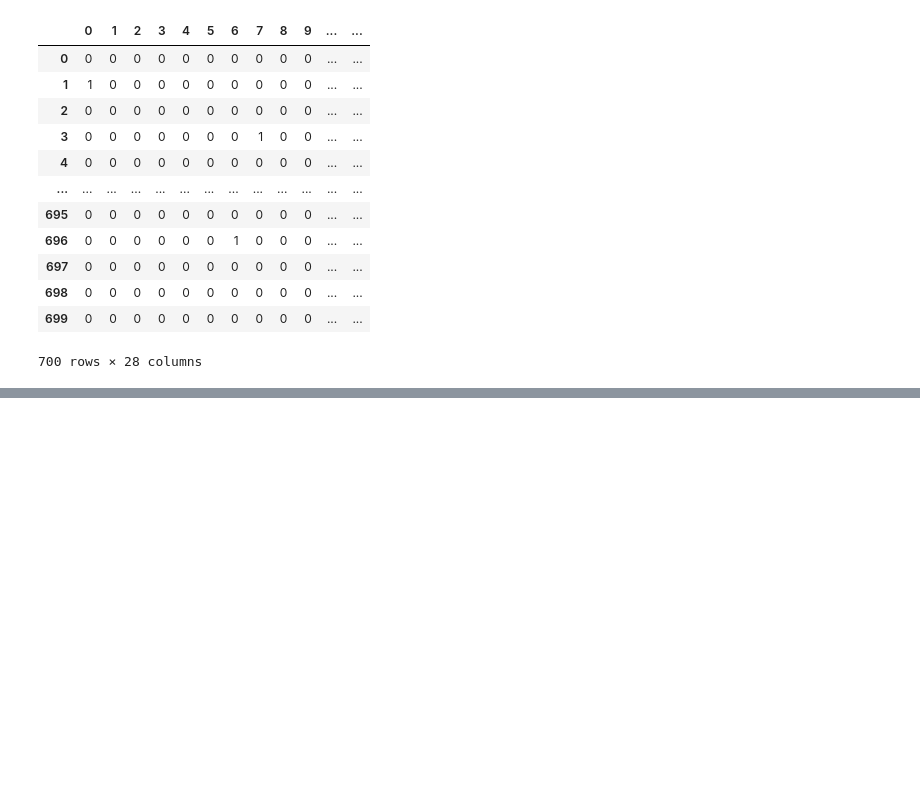
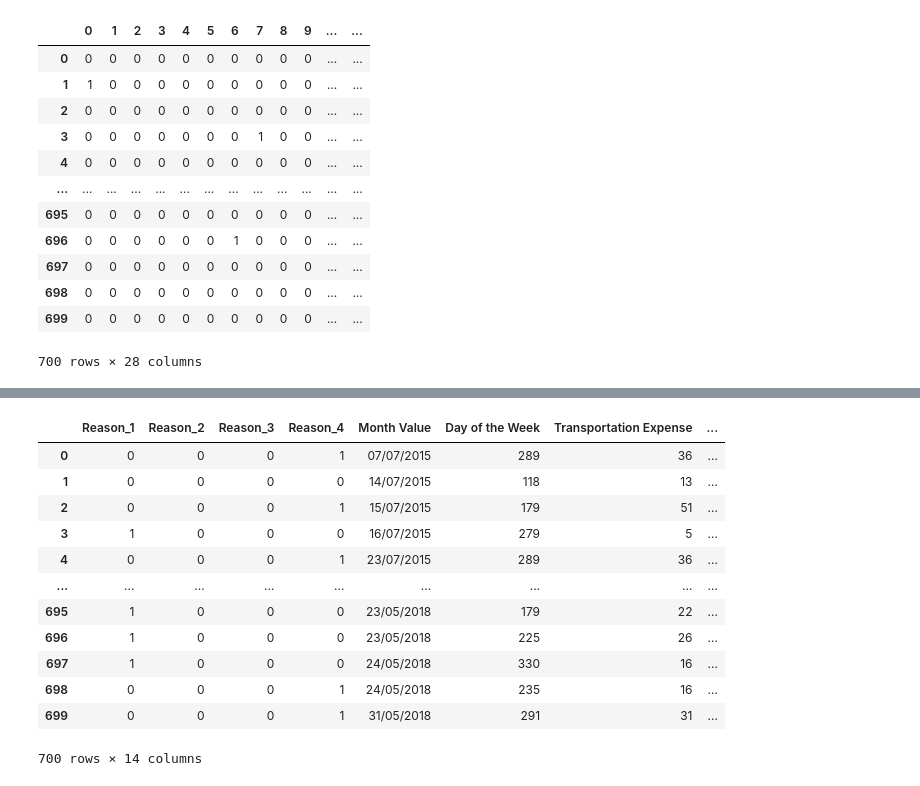
Before and after one commit to aldonaspirz/Udemy_DS_1, a Jupyter notebook: Case study/Absent.ipynb, the cells around one changed output, grey strips where cells are left out. Saved outputs shown, nothing was run; the diff lists cells and outputs as text; code cells hidden in the pictures; blank space fills up the shorter version.

```diff
--- a/Case study/Absent.ipynb
+++ b/Case study/Absent.ipynb
@@ -255,15 +247,32 @@ KeyError: "['Reason for Absence'] not found in axis"
 # %%
 df = pd.concat([df, reason_type_1, reason_type_2, reason_type_3, reason_type_4], axis = 1)
 # %%
-column_names = ['Date', 'Transportation Expense', 'Distance to Work', 'Age',
+column_names = ['Month Value', 'Day of the Week', 'Transportation Expense', 'Distance to Work',
        'Daily Work Load Average', 'Body Mass Index', 'Education',
        'Children', 'Pets', 'Absenteeism Time in Hours', 'Reason_1', 'Reason_2', 'Reason_3', 'Reason_4']
 
 df.columns = column_names
 # %%
 column_names_reordered = ['Reason_1', 'Reason_2', 'Reason_3', 'Reason_4',
-                          'Date', 'Transportation Expense', 'Distance to Work', 'Age',
+                          'Month Value', 'Day of the Week', 'Transportation Expense', 'Distance to Work',
        'Daily Work Load Average', 'Body Mass Index', 'Education',
        'Children', 'Pets', 'Absenteeism Time in Hours']
 
 df = df[column_names_reordered]
+# %%
+df_checkpoint = df.copy()
+df_checkpoint
+# %% [output]
+|  | Reason_1 | Reason_2 | Reason_3 | Reason_4 | Month Value | Day of the Week | Transportation Expense | ... |
+| 0 | 0 | 0 | 0 | 1 | 07/07/2015 | 289 | 36 | ... |
+| 1 | 0 | 0 | 0 | 0 | 14/07/2015 | 118 | 13 | ... |
+| 2 | 0 | 0 | 0 | 1 | 15/07/2015 | 179 | 51 | ... |
+| 3 | 1 | 0 | 0 | 0 | 16/07/2015 | 279 | 5 | ... |
+| 4 | 0 | 0 | 0 | 1 | 23/07/2015 | 289 | 36 | ... |
+| ... | ... | ... | ... | ... | ... | ... | ... | ... |
+| 695 | 1 | 0 | 0 | 0 | 23/05/2018 | 179 | 22 | ... |
+| 696 | 1 | 0 | 0 | 0 | 23/05/2018 | 225 | 26 | ... |
+| 697 | 1 | 0 | 0 | 0 | 24/05/2018 | 330 | 16 | ... |
+| 698 | 0 | 0 | 0 | 1 | 24/05/2018 | 235 | 16 | ... |
+| 699 | 0 | 0 | 0 | 1 | 31/05/2018 | 291 | 31 | ... |
+700 rows × 14 columns
```
Also changed, not shown: parts of 3 cells of this notebook.
